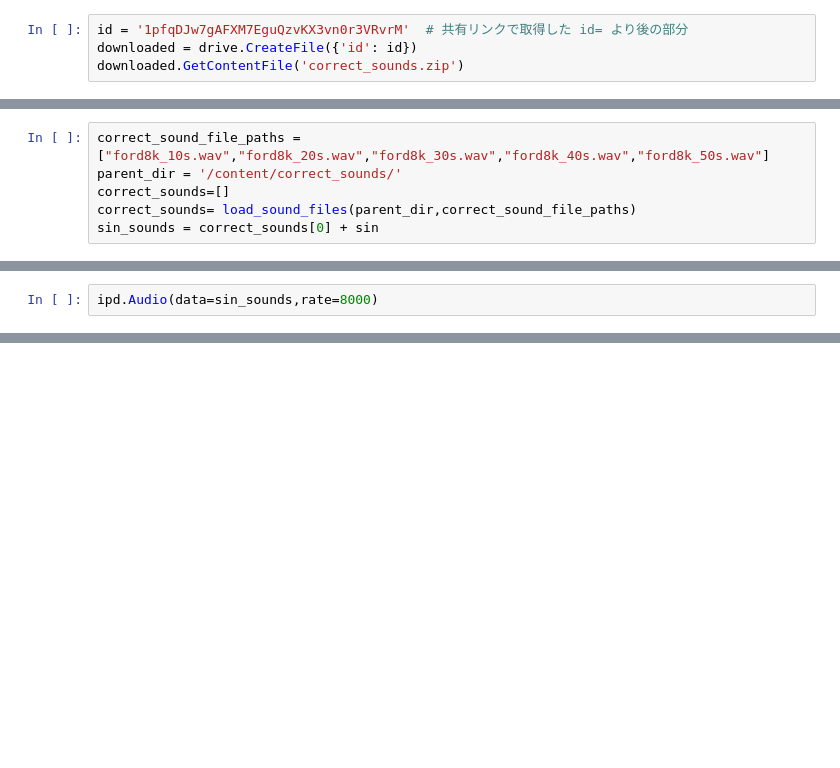
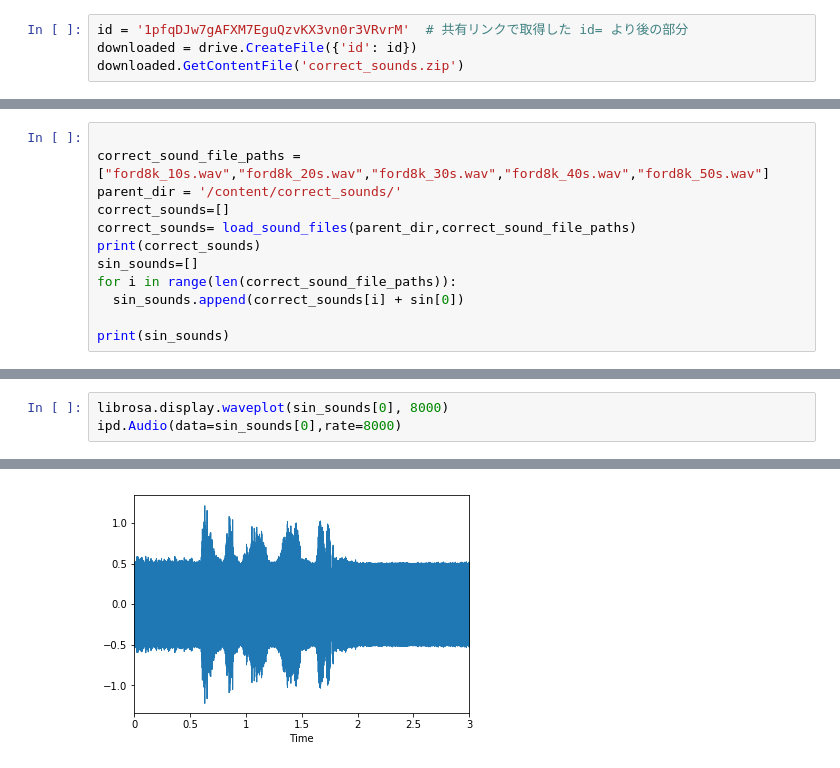
Before and after one commit to aritanaoya/howling_canceler, a Jupyter notebook: Sin_noisy.ipynb, the cells around one changed output, grey strips where cells are left out. Saved outputs shown, nothing was run; the diff lists cells and outputs as text; blank space fills up the shorter version.

```diff
--- a/Sin_noisy.ipynb
+++ b/Sin_noisy.ipynb
@@ -93,6 +130,12 @@ Successfully installed librosa-0.7.0 soundfile-0.10.2
 # %%
+
 correct_sound_file_paths = ["ford8k_10s.wav","ford8k_20s.wav","ford8k_30s.wav","ford8k_40s.wav","ford8k_50s.wav"]
 parent_dir = '/content/correct_sounds/'
 correct_sounds=[]
 correct_sounds= load_sound_files(parent_dir,correct_sound_file_paths)
-sin_sounds = correct_sounds[0] + sin
+print(correct_sounds)
+sin_sounds=[]
+for i in range(len(correct_sound_file_paths)):
+  sin_sounds.append(correct_sounds[i] + sin[0])
+
+print(sin_sounds)
@@ -99,4 +155,6 @@ sin_sounds = correct_sounds[0] + sin
 # %%
-ipd.Audio(data=sin_sounds,rate=8000)
+librosa.display.waveplot(sin_sounds[0], 8000)
+ipd.Audio(data=sin_sounds[0],rate=8000)
 # %% [output]
 [interactive output not drawn]
+[figure, added]
```
Also changed, not shown: parts of 20 cells of this notebook.
